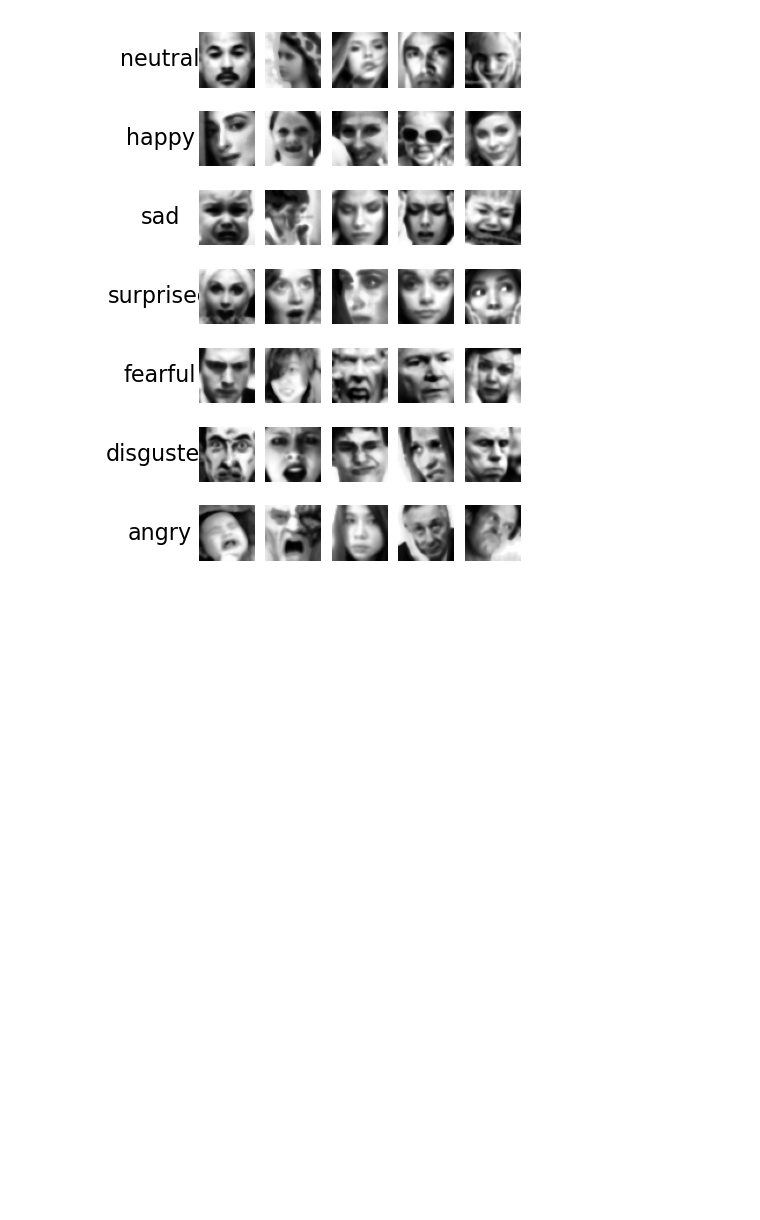
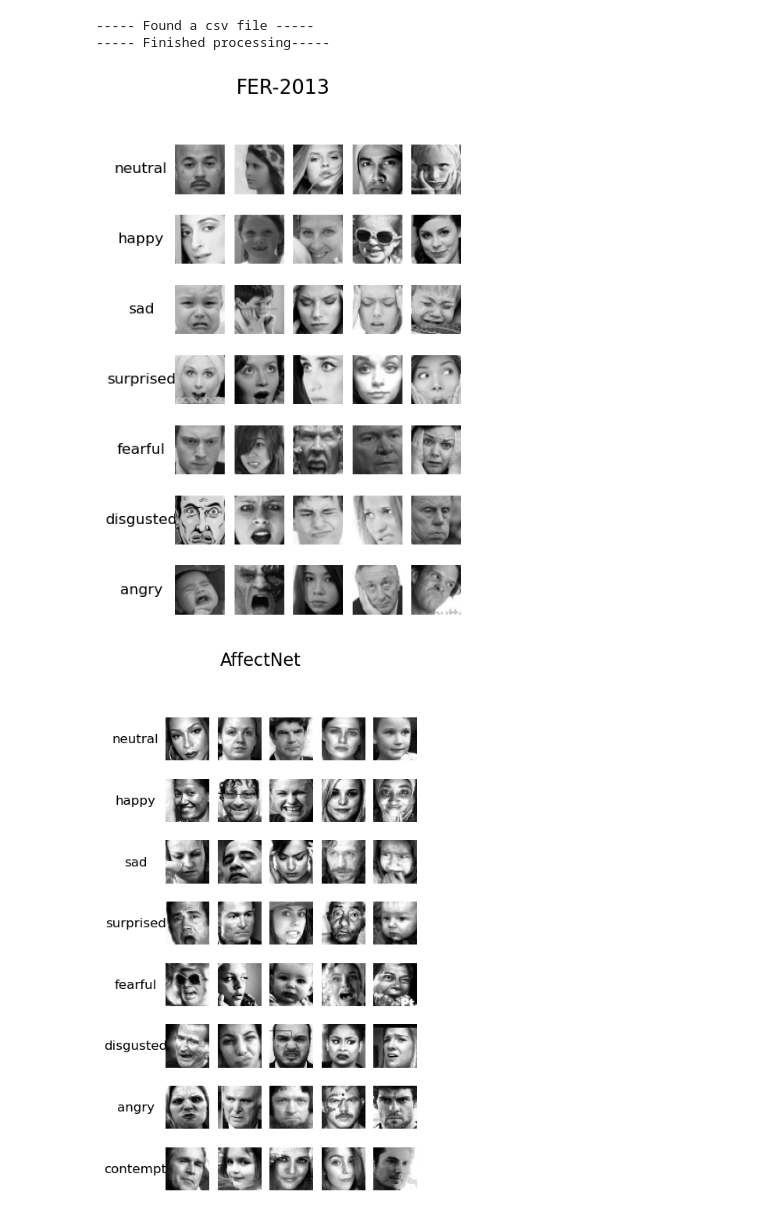
Before and after one commit to guilhermesdc/ReconhecimentoCNN, a Jupyter notebook: emocoes.ipynb, the cells around one changed output. Saved outputs shown, nothing was run; the diff lists cells and outputs as text; code cells hidden in the pictures; blank space fills up the shorter version.

Commit message:
AffectNet functions

```diff
--- a/emocoes.ipynb
+++ b/emocoes.ipynb
@@ -72,4 +73,59 @@ df = FER_2013_to_DataFrame(dir, verbose=True)
-# %%
-display_FER_2013_dataframe(df)
-# %% [output]
-[figure, removed]
+# %%
+def AffectNet_to_DataFrame(path_dataset, verbose=False):
+    df = pd.DataFrame(columns=['path_img', 'class'])
+
+    for file in os.listdir(path_dataset):
+        if file.endswith('.csv'):
+            path = path_dataset + file
+            if verbose:
+                print(f'----- Found a csv file -----')
+            df = pd.read_csv(path)
+            if verbose:
+                print(f'----- Finished processing-----')
+            return df
+
+    for dir in os.listdir(path_dataset):
+        if verbose:
+                print(f'----- Processing directory {dir} -----')
+        if os.path.isdir(path_dataset + dir):
+            for sub_dir in os.listdir(path_dataset + dir):
+                if sub_dir == 'annotations':
+                    for file in os.listdir(path_dataset + dir + '/' + sub_dir):
+                        if file.endswith('exp.npy'):
+                            path = path_dataset + dir + '/' + sub_dir + '/' + file
+                            classe = np.load(path).tolist()[0]
+                            image_number = file.split('_')[0]
+                            image_path = path_dataset + dir + f'/images/{image_number}.jpg'
+                            df = pd.concat([df, pd.DataFrame({'path_img': [image_path], 'class': [classe]})], ignore_index=True)
+
+    df = df.sort_values(by=['class'], ascending=True)
+    df = df.reset_index(drop=True)
+    df.to_csv(path_dataset + 'AffectNet.csv', index=False)
+    if verbose:
+        print(f'----- Finished processing csv saved in {path_dataset}AffectNet.csv -----')
+    return df
+
+df_AffectNet = AffectNet_to_DataFrame('./Datasets_processed/AffectNet/', verbose=True)
+# %% [output]
+----- Found a csv file -----
+----- Finished processing-----
+# %%
+def display_dataframe(df, title, n_per_class=5):
+    n_classes = max(df['class']) + 1
+    fig, axs = plt.subplots(nrows=n_classes, ncols=n_per_class + 1, figsize=(n_per_class, n_classes))
+    fig.suptitle(title, fontsize=16)
+    for label in range(n_classes):
+        name_label = list(classes.keys())[list(classes.values()).index(label)]
+        axs[label, 0].text(0.5, 0.5, name_label, horizontalalignment='center', verticalalignment='center', fontsize=12)
+        axs[label, 0].axis('off')
+        for i in range(n_per_class):
+            img = cv2.imread(df[df['class'] == label].iloc[i]['path_img'])
+            axs[label, i+1].imshow(cv2.cvtColor(img, cv2.COLOR_BGR2RGB))
+            axs[label, i+1].axis('off')
+    plt.show()
+
+display_dataframe(df_Fer2013, 'FER-2013')
+display_dataframe(df_AffectNet, 'AffectNet')
+# %% [output]
+[figure, added]
+[figure, added]
```
Also changed, not shown: parts of 3 cells of this notebook.
